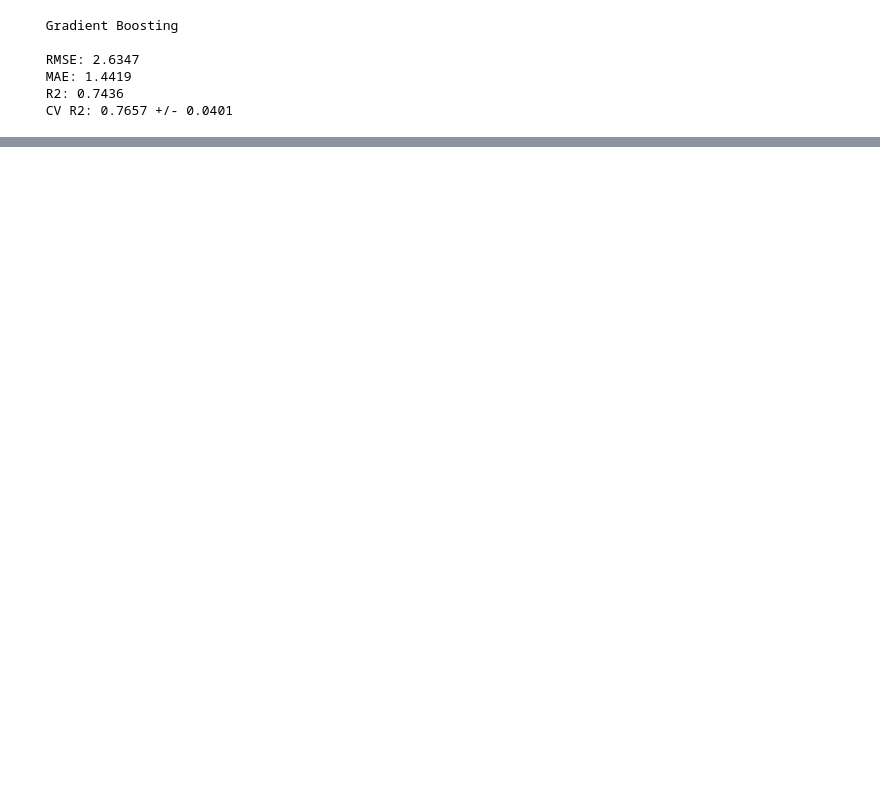
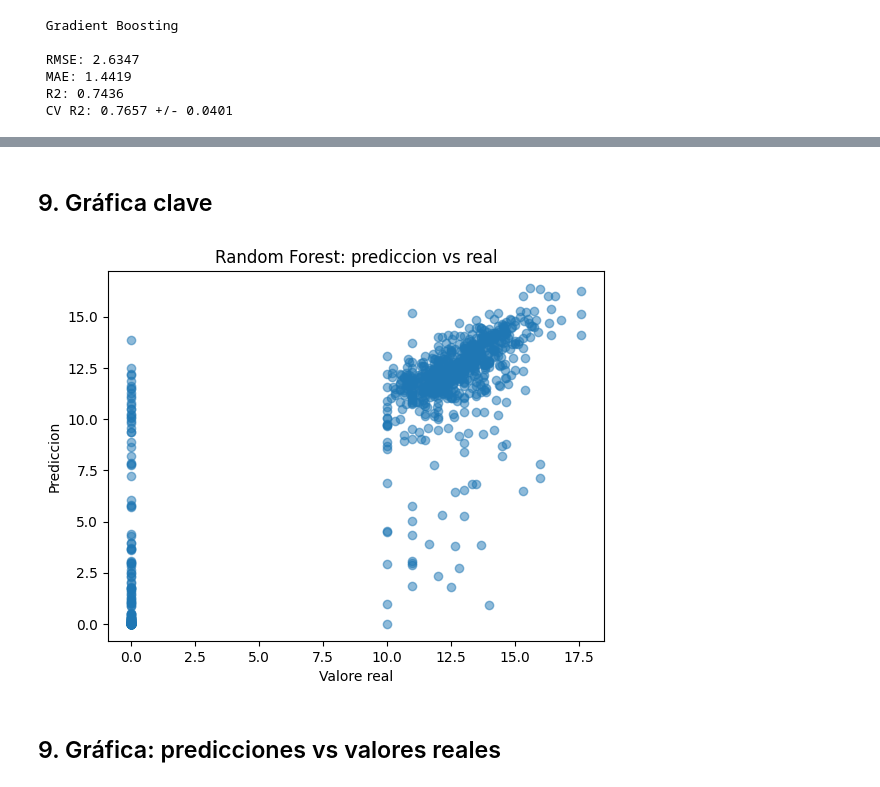
Before and after one commit to adrianalorenzo/ML_proyecto_final, a Jupyter notebook: notebooks/04_regresion.ipynb, the cells around one changed output, grey strips where cells are left out. Saved outputs shown, nothing was run; the diff lists cells and outputs as text; code cells hidden in the pictures; blank space fills up the shorter version.

```diff
--- a/notebooks/04_regresion.ipynb
+++ b/notebooks/04_regresion.ipynb
@@ -191,0 +210,13 @@ gb_fit, gb_pred = evaluar_modelo_reg('Gradient Boosting', gb, X_train, X_test, y
+# %% [markdown]
+## 9. Gráfica clave
+# %%
+plt.scatter(y_test, rf_pred, alpha=0.5)
+plt.xlabel('Valore real')
+plt.ylabel('Prediccion')
+plt.title('Random Forest: prediccion vs real')
+plt.savefig('../figuras/prediccion_vs_real_reg.png')
+plt.show()
+# %% [output]
+[figure, added]
+# %% [markdown]
+## 9. Gráfica: predicciones vs valores reales
```
Also changed, not shown: parts of 7 cells of this notebook, 1 other file.
